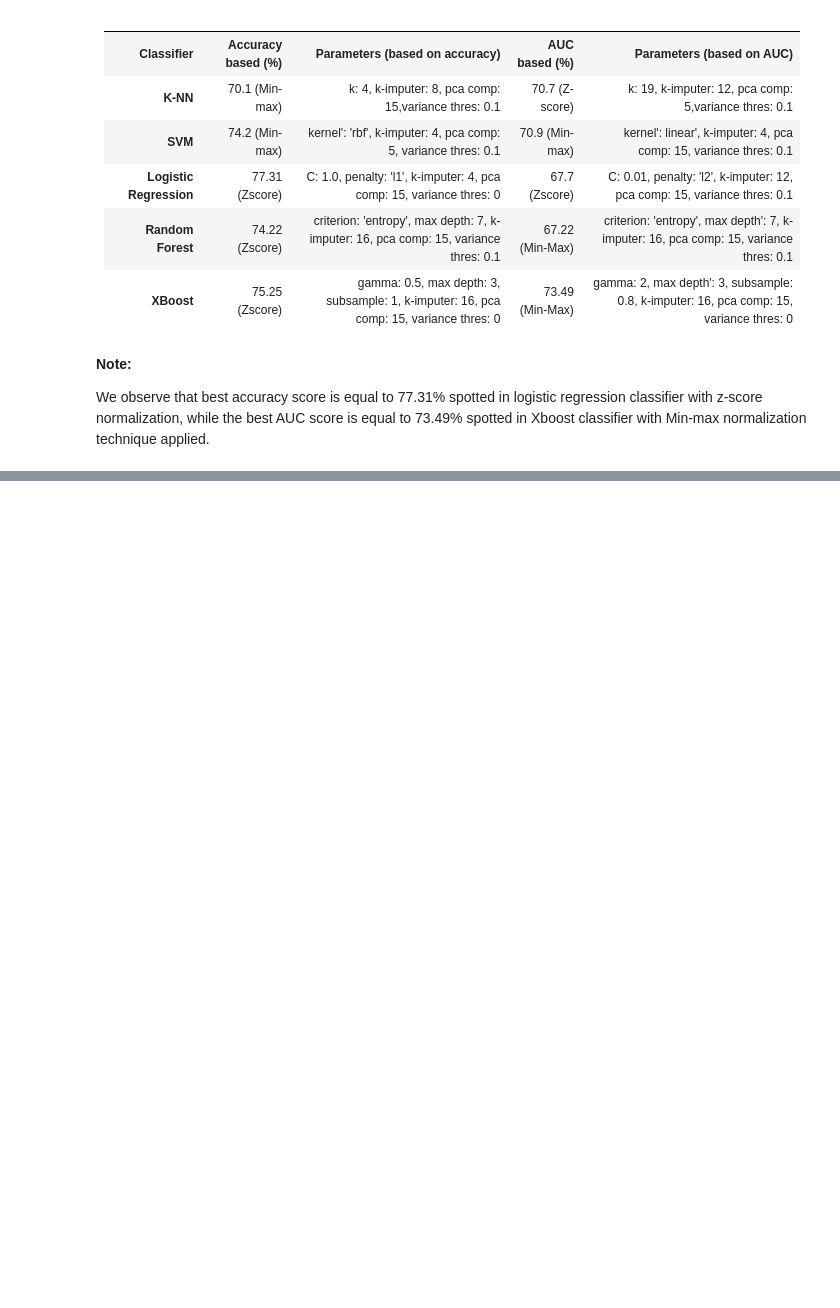
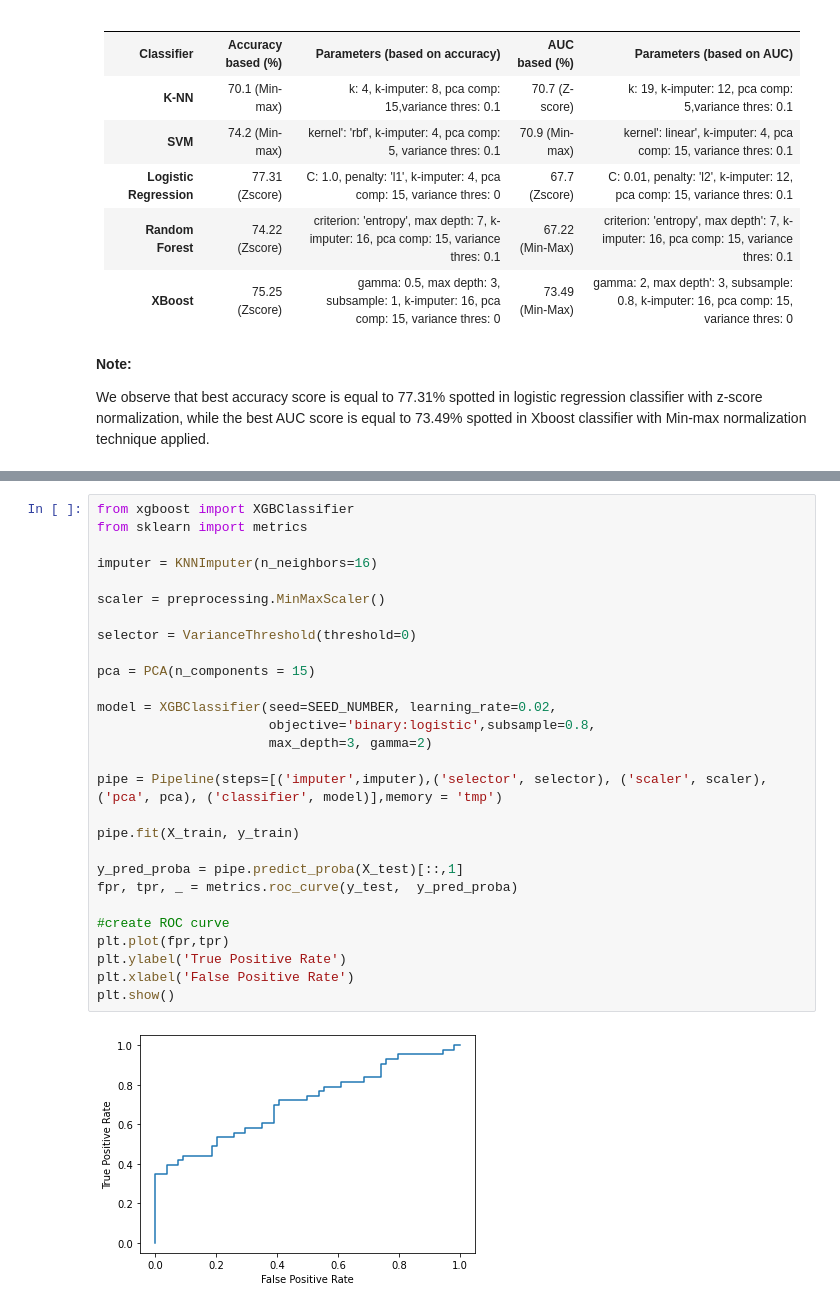
Before and after one commit to Kontilenia/Machine-Learning, a Jupyter notebook: Machine_Learning.ipynb, the cells around one changed output, grey strips where cells are left out. Drawn from its saved outputs; the diff is of its cells as text; blank space fills up the shorter version.

```diff
--- a/Machine_Learning.ipynb
+++ b/Machine_Learning.ipynb
@@ -1649,0 +1688,30 @@ We observe that best accuracy score is equal to 77.31% spotted in logistic regre
+# %%
+from xgboost import XGBClassifier
+from sklearn import metrics
+
+imputer = KNNImputer(n_neighbors=16)
+
+scaler = preprocessing.MinMaxScaler()
+
+selector = VarianceThreshold(threshold=0)
+
+pca = PCA(n_components = 15)
+
+model = XGBClassifier(seed=SEED_NUMBER, learning_rate=0.02,
+                      objective='binary:logistic',subsample=0.8,
+                      max_depth=3, gamma=2)
+
+pipe = Pipeline(steps=[('imputer',imputer),('selector', selector), ('scaler', scaler), ('pca', pca), ('classifier', model)],memory = 'tmp')
+
+pipe.fit(X_train, y_train)
+
+y_pred_proba = pipe.predict_proba(X_test)[::,1]
+fpr, tpr, _ = metrics.roc_curve(y_test,  y_pred_proba)
+
+#create ROC curve
+plt.plot(fpr,tpr)
+plt.ylabel('True Positive Rate')
+plt.xlabel('False Positive Rate')
+plt.show()
+# %% [output]
+[figure, added]
```
Also changed, not shown: parts of 3 cells of this notebook.
